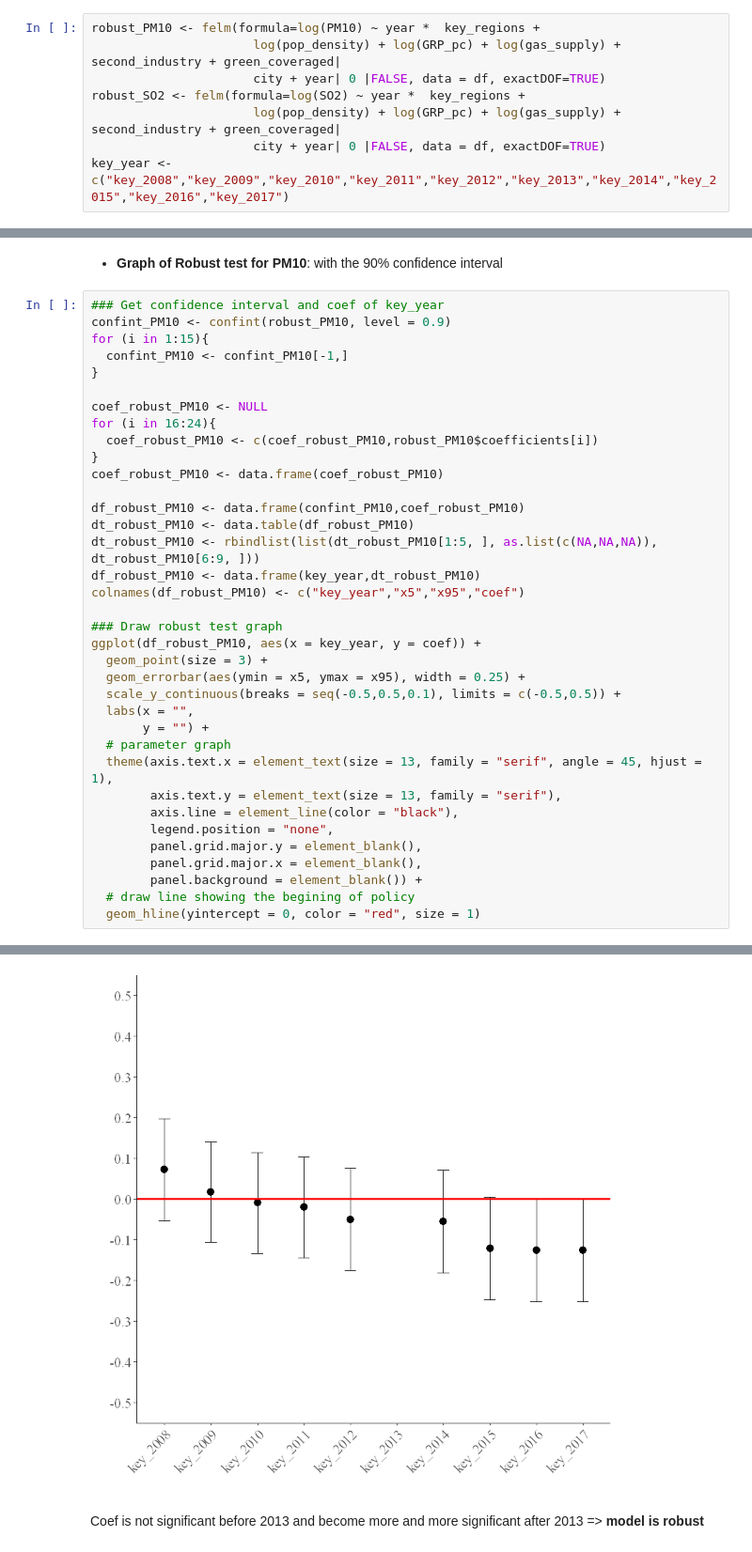
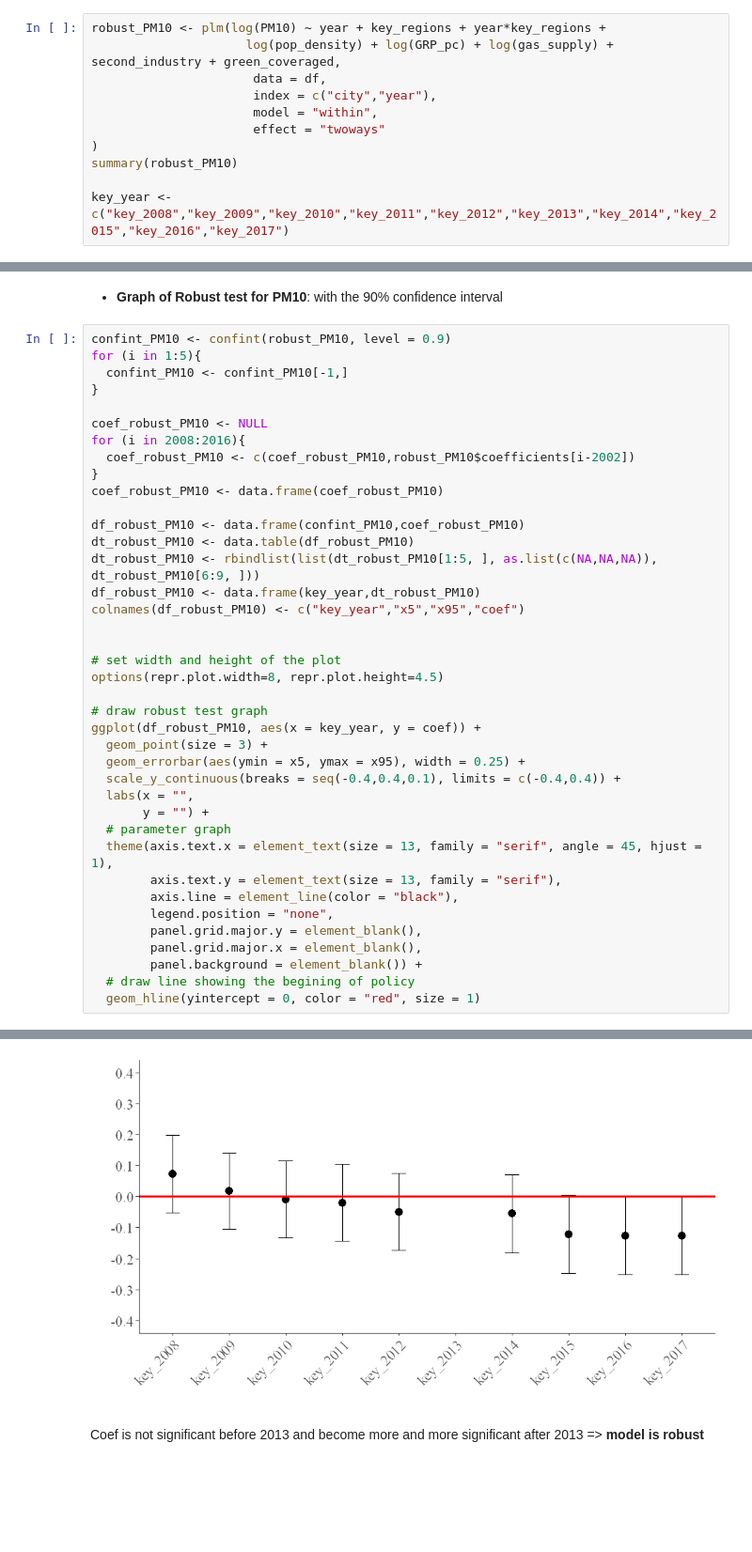
Before and after one commit to KubiaPXH/air_pollution_in_China-M1_thesis, a Jupyter notebook: Data_analysis/Memoire M1.ipynb, the cells around one changed output, grey strips where cells are left out. Shown: that part at 94% size. Saved outputs shown, nothing was run; the diff lists cells and outputs as text; blank space fills up the shorter version.

Commit message:
add bootstrap and cluster city lvl

```diff
--- a/Data_analysis/Memoire M1.ipynb
+++ b/Data_analysis/Memoire M1.ipynb
@@ -400,11 +586,14 @@ $$\text { ln } \mathrm{Y}_{c t}=\sum_{t=2008}^{2017} \beta_{t} \text{ Key region
 
 **note:** for the theory of parallel trend assumption check the [article](https://drive.google.com/file/d/1sGOhZEliCDLpszyuVlgXfM4Xu_KCB5Q9/view?usp=sharing) of Pischke
 # %%
-robust_PM10 <- felm(formula=log(PM10) ~ year *  key_regions +
-                      log(pop_density) + log(GRP_pc) + log(gas_supply) + second_industry + green_coveraged|
-                      city + year| 0 |FALSE, data = df, exactDOF=TRUE)
-robust_SO2 <- felm(formula=log(SO2) ~ year *  key_regions +
-                      log(pop_density) + log(GRP_pc) + log(gas_supply) + second_industry + green_coveraged|
-                      city + year| 0 |FALSE, data = df, exactDOF=TRUE)
+robust_PM10 <- plm(log(PM10) ~ year + key_regions + year*key_regions +
+                     log(pop_density) + log(GRP_pc) + log(gas_supply) + second_industry + green_coveraged,
+                      data = df,
+                      index = c("city","year"),
+                      model = "within",
+                      effect = "twoways"
+)
+summary(robust_PM10)
+
 key_year <- c("key_2008","key_2009","key_2010","key_2011","key_2012","key_2013","key_2014","key_2015","key_2016","key_2017")
 # %% [output]
@@ -414,45 +617,48 @@ Warning message in chol.default(mat, pivot = TRUE, tol = tol):
 # %% [markdown]
 - **Graph of Robust test for PM10**: with the 90% confidence interval
 # %%
-### Get confidence interval and coef of key_year
 confint_PM10 <- confint(robust_PM10, level = 0.9)
-for (i in 1:15){
+for (i in 1:5){
   confint_PM10 <- confint_PM10[-1,]
 }
 
 coef_robust_PM10 <- NULL
-for (i in 16:24){
-  coef_robust_PM10 <- c(coef_robust_PM10,robust_PM10$coefficients[i])
+for (i in 2008:2016){
+  coef_robust_PM10 <- c(coef_robust_PM10,robust_PM10$coefficients[i-2002])
 }
 coef_robust_PM10 <- data.frame(coef_robust_PM10)
 
 df_robust_PM10 <- data.frame(confint_PM10,coef_robust_PM10)
 dt_robust_PM10 <- data.table(df_robust_PM10)
 dt_robust_PM10 <- rbindlist(list(dt_robust_PM10[1:5, ], as.list(c(NA,NA,NA)), dt_robust_PM10[6:9, ]))
 df_robust_PM10 <- data.frame(key_year,dt_robust_PM10)
 colnames(df_robust_PM10) <- c("key_year","x5","x95","coef")
 
-### Draw robust test graph
+
+# set width and height of the plot
+options(repr.plot.width=8, repr.plot.height=4.5)
+
+# draw robust test graph
 ggplot(df_robust_PM10, aes(x = key_year, y = coef)) +
   geom_point(size = 3) +
   geom_errorbar(aes(ymin = x5, ymax = x95), width = 0.25) +
-  scale_y_continuous(breaks = seq(-0.5,0.5,0.1), limits = c(-0.5,0.5)) +
+  scale_y_continuous(breaks = seq(-0.4,0.4,0.1), limits = c(-0.4,0.4)) +
   labs(x = "",
        y = "") +
   # parameter graph
   theme(axis.text.x = element_text(size = 13, family = "serif", angle = 45, hjust = 1),
         axis.text.y = element_text(size = 13, family = "serif"),
         axis.line = element_line(color = "black"),
         legend.position = "none",
         panel.grid.major.y = element_blank(),
         panel.grid.major.x = element_blank(),
         panel.background = element_blank()) +
   # draw line showing the begining of policy
   geom_hline(yintercept = 0, color = "red", size = 1)
 # %% [output]
 Warning message:
 "Removed 1 rows containing missing values (geom_point)."Warning message:
 "Removed 1 rows containing missing values (geom_errorbar)."
-[figure, old version]
+[figure, new version]
 # %% [markdown]
 Coef is not significant before 2013 and become more and more significant after 2013 => **model is robust**
```
Also changed, not shown: parts of 31 cells of this notebook.
